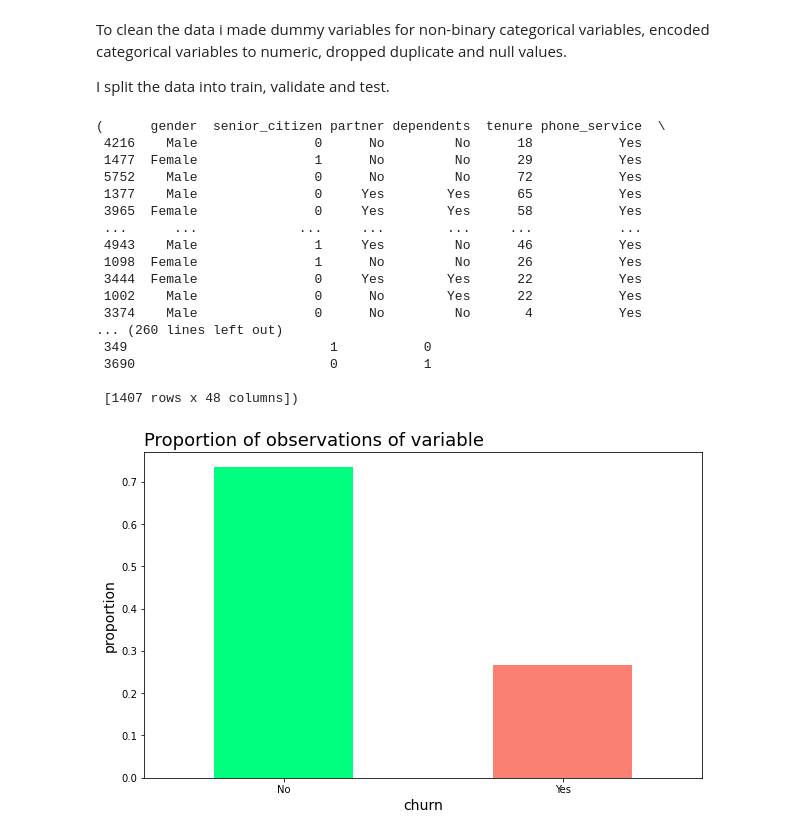
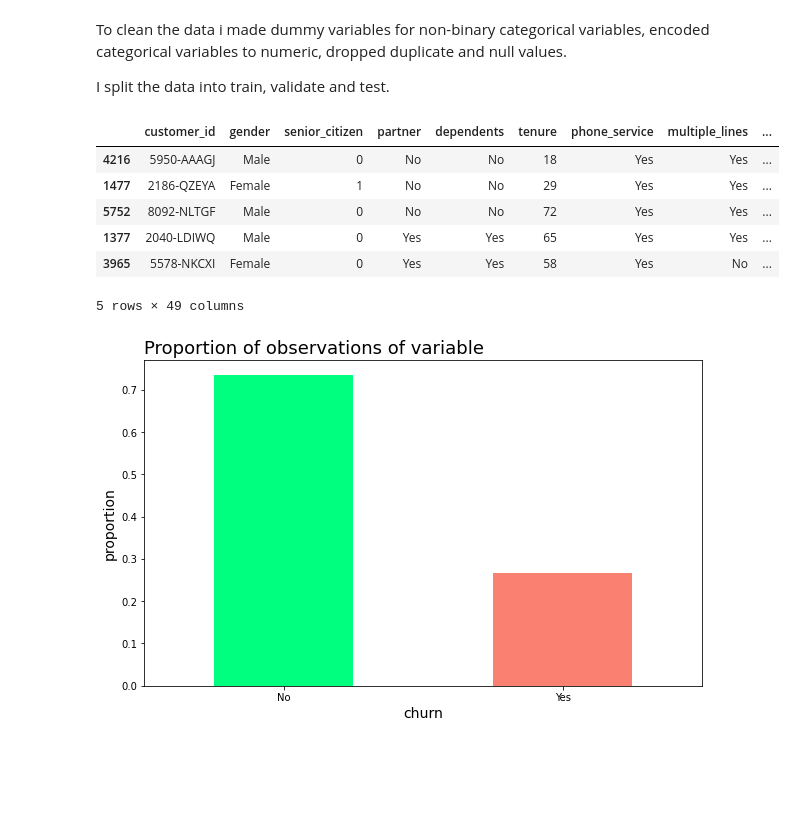
Before and after one commit to lindyc12/telco_project-, a Jupyter notebook: Telco_report.ipynb, the cells around one changed output. Drawn from its saved outputs; the diff is of its cells as text; code cells hidden in the pictures; blank space fills up the shorter version.

```diff
--- a/Telco_report.ipynb
+++ b/Telco_report.ipynb
@@ -48,24 +48,14 @@ import pandas as pd
 import prepare_telco
 
 train,validate,test = prepare_telco.prep_telco_data(df)
-# %%
-train,validate,test
-# %% [output]
-(      gender  senior_citizen partner dependents  tenure phone_service  \
- 4216    Male               0      No         No      18           Yes
- 1477  Female               1      No         No      29           Yes
- 5752    Male               0      No         No      72           Yes
- 1377    Male               0     Yes        Yes      65           Yes
- 3965  Female               0     Yes        Yes      58           Yes
- ...      ...             ...     ...        ...     ...           ...
- 4943    Male               1     Yes         No      46           Yes
- 1098  Female               1      No         No      26           Yes
- 3444  Female               0     Yes        Yes      22           Yes
- 1002    Male               0      No        Yes      22           Yes
- 3374    Male               0      No         No       4           Yes
-... (260 lines left out)
- 349                          1           0
- 3690                         0           1
-
- [1407 rows x 48 columns])
+# %%
+train.head()
+# %% [output]
+|  | customer_id | gender | senior_citizen | partner | dependents | tenure | phone_service | multiple_lines | ... |
+| 4216 | 5950-AAAGJ | Male | 0 | No | No | 18 | Yes | Yes | ... |
+| 1477 | 2186-QZEYA | Female | 1 | No | No | 29 | Yes | Yes | ... |
+| 5752 | 8092-NLTGF | Male | 0 | No | No | 72 | Yes | Yes | ... |
+| 1377 | 2040-LDIWQ | Male | 0 | Yes | Yes | 65 | Yes | Yes | ... |
+| 3965 | 5578-NKCXI | Female | 0 | Yes | Yes | 58 | Yes | No | ... |
+5 rows × 49 columns
 # %%
```
Also changed, not shown: parts of 28 cells of this notebook.
